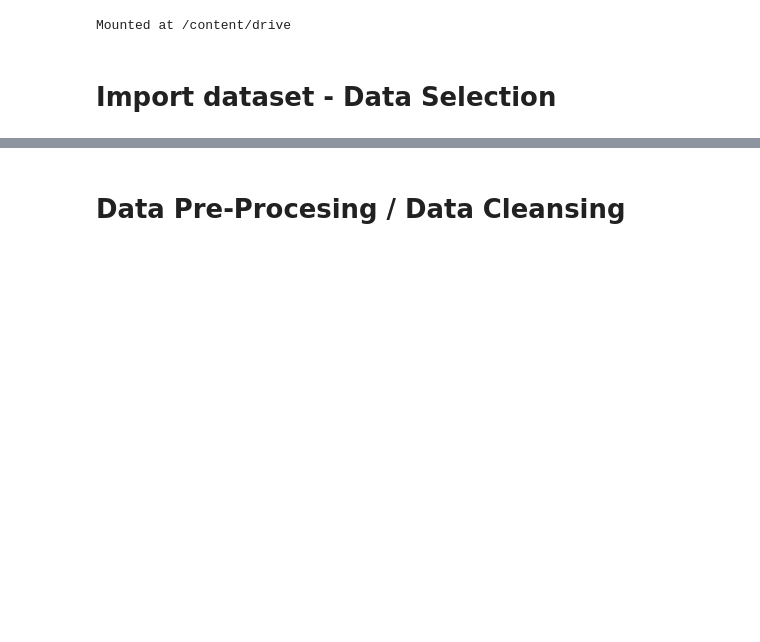
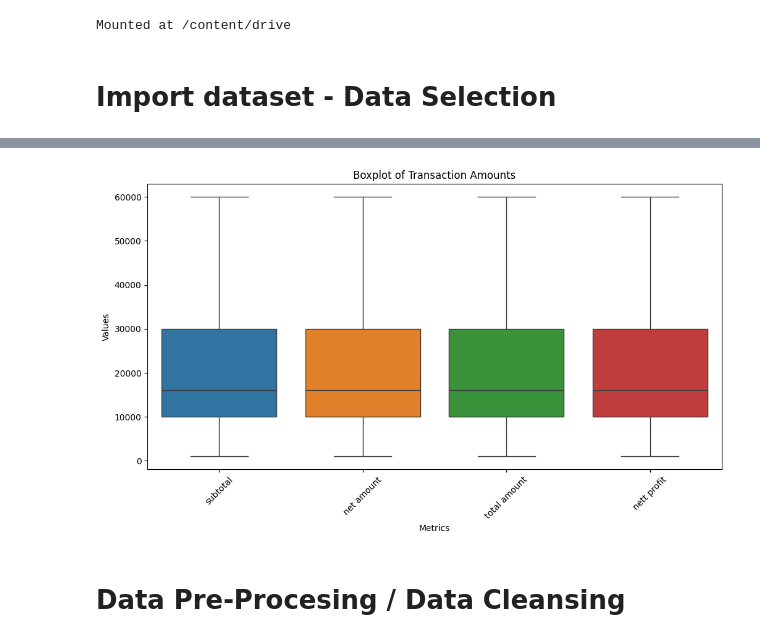
Before and after one commit to dimasaryamurdiyan/apriory-algorithm-in-transactional-data, a Jupyter notebook: apriory_coffee_shop.ipynb, the cells around one changed output, grey strips where cells are left out. Cells and saved outputs as stored; diff of their text form; code cells hidden in the pictures; blank space fills up the shorter version.

```diff
--- a/apriory_coffee_shop.ipynb
+++ b/apriory_coffee_shop.ipynb
@@ -45,6 +47,47 @@ df.head()
 | 2 | B1AF24070100000004 | Taro ice | 2024-07-01 18:15:45 | POINT OF SALE | Rahmat | 1 | IDR | 15000 | 15000 | ... |
 | 3 | B1AF24070100000005 | Es Kopi Susu Classic | 2024-07-01 19:33:21 | POINT OF SALE | Rahmat | 1 | IDR | 16000 | 16000 | ... |
 | 4 | B1AF24070100000006 | Tipoloco | 2024-07-01 20:33:56 | POINT OF SALE | Rahmat | 1 | IDR | 15000 | 15000 | ... |
+# %%
+import numpy as np
+import pandas as pd
+import matplotlib.pyplot as plt
+import seaborn as sns
+
+
+# Selecting relevant numerical columns for the boxplot
+numerical_columns = ["subtotal", "net amount", "total amount", "nett profit"]
+
+# Calculate the Interquartile Range (IQR) to detect outliers
+Q1 = df[numerical_columns].quantile(0.25)
+Q3 = df[numerical_columns].quantile(0.75)
+IQR = Q3 - Q1
+
+# Define lower and upper bounds for acceptable data range
+lower_bound = Q1 - 1.5 * IQR
+upper_bound = Q3 + 1.5 * IQR
+
+# Capping outliers instead of removing them
+df_capped = df.copy()
+for col in numerical_columns:
+    df_capped[col] = np.where(
+        df_capped[col] > upper_bound[col], upper_bound[col],
+        np.where(df_capped[col] < lower_bound[col], lower_bound[col], df_capped[col])
+    )
+
+# Creating a boxplot after capping extreme values
+plt.figure(figsize=(12, 6))
+sns.boxplot(data=df_capped[numerical_columns])
+
+# Customizing the plot
+plt.xticks(rotation=45)
+plt.title("Boxplot of Transaction Amounts")
+plt.ylabel("Values")
+plt.xlabel("Metrics")
+
+# Show the plot
+plt.show()
+# %% [output]
+[figure, added]
 # %% [markdown]
 # Data Pre-Procesing / Data Cleansing
 # %% [markdown]
```
Also changed, not shown: parts of 13 cells of this notebook.
